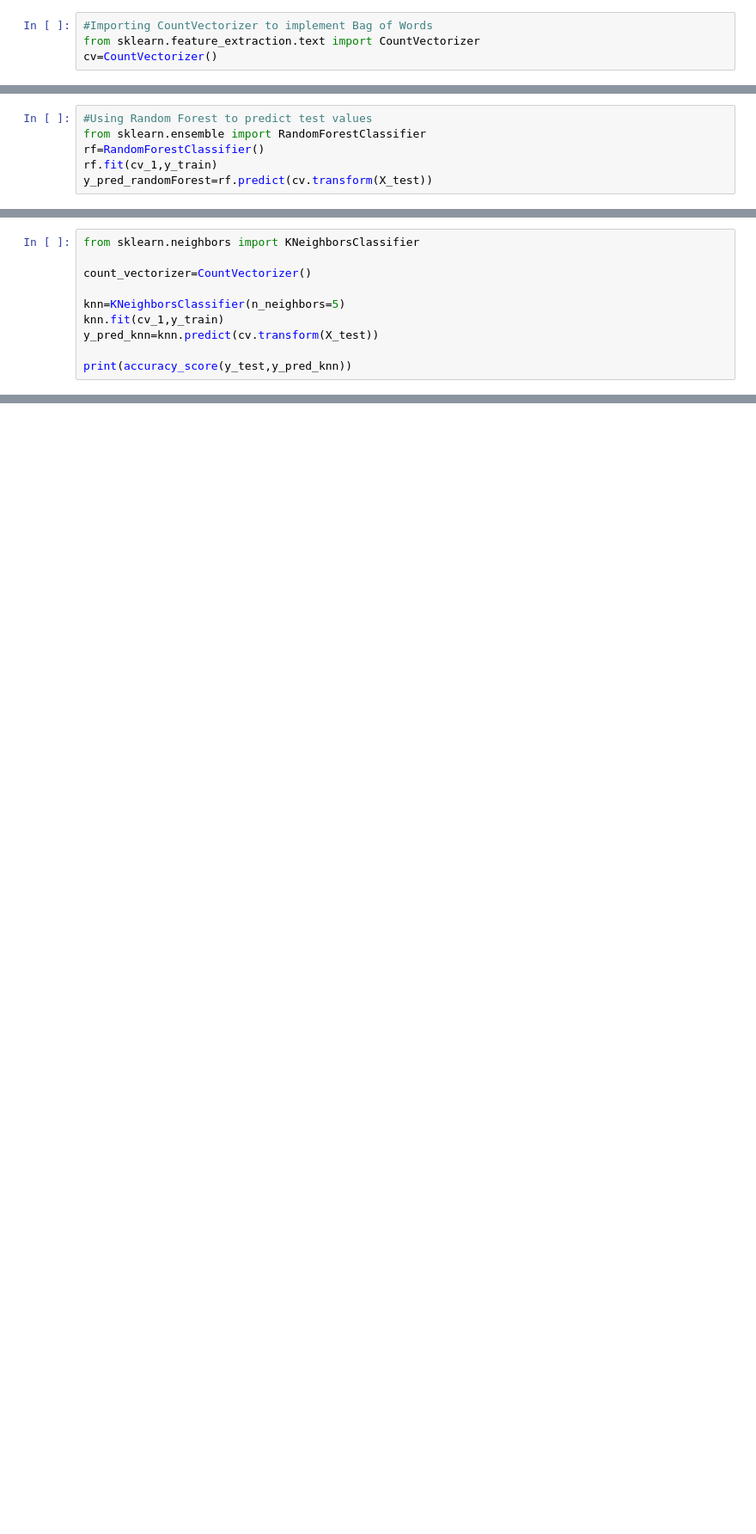
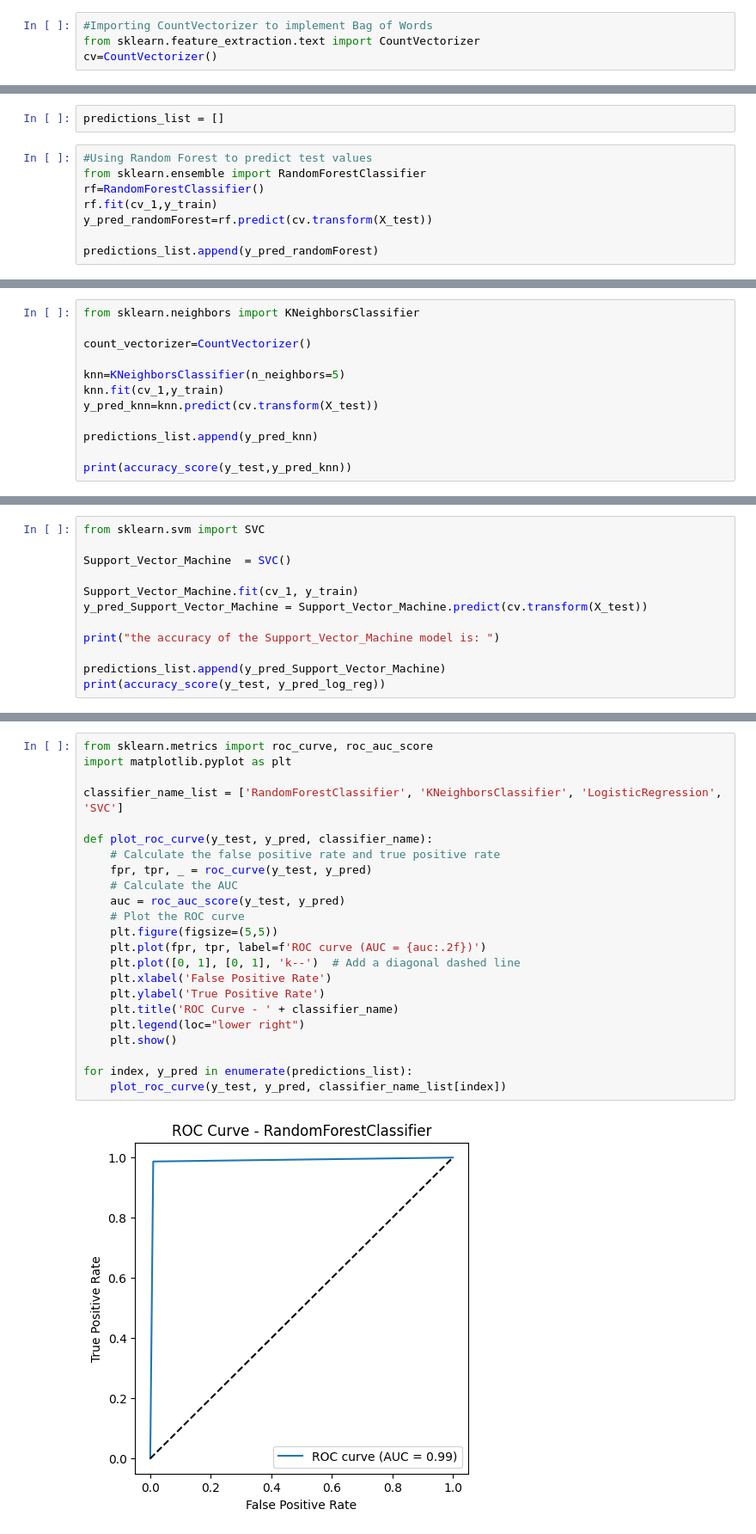
Before and after one commit to SalvatoreCastello/News-Classifier, a Jupyter notebook: main.ipynb, the cells around one changed output, grey strips where cells are left out. Shown at 86% size. Saved outputs shown, nothing was run; the diff lists cells and outputs as text; blank space fills up the shorter version.

Commit message:
Added LogisticRegression Classifier , SVC Classifier , ROC e AUC plots

```diff
--- a/main.ipynb
+++ b/main.ipynb
@@ -51,9 +108,13 @@ print(cv_1.shape)
+# %%
+predictions_list = []
 # %%
 #Using Random Forest to predict test values
 from sklearn.ensemble import RandomForestClassifier
 rf=RandomForestClassifier()
 rf.fit(cv_1,y_train)
 y_pred_randomForest=rf.predict(cv.transform(X_test))
+
+predictions_list.append(y_pred_randomForest)
 # %%
 #Computing the accuracy of the model
 from sklearn.metrics import accuracy_score
@@ -105,4 +174,6 @@ knn=KNeighborsClassifier(n_neighbors=5)
 knn.fit(cv_1,y_train)
 y_pred_knn=knn.predict(cv.transform(X_test))
 
+predictions_list.append(y_pred_knn)
+
 print(accuracy_score(y_test,y_pred_knn))
@@ -122,0 +213,12 @@ test_news_input("Donald Trump", rf)
+# %%
+from sklearn.svm import SVC
+
+Support_Vector_Machine  = SVC()
+
+Support_Vector_Machine.fit(cv_1, y_train)
+y_pred_Support_Vector_Machine = Support_Vector_Machine.predict(cv.transform(X_test))
+
+print("the accuracy of the Support_Vector_Machine model is: ")
+
+predictions_list.append(y_pred_Support_Vector_Machine)
+print(accuracy_score(y_test, y_pred_log_reg))
@@ -122,0 +240,25 @@ test_news_input("Donald Trump", rf)
+# %%
+from sklearn.metrics import roc_curve, roc_auc_score
+import matplotlib.pyplot as plt
+
+classifier_name_list = ['RandomForestClassifier', 'KNeighborsClassifier', 'LogisticRegression', 'SVC']
+
+def plot_roc_curve(y_test, y_pred, classifier_name):
+    # Calculate the false positive rate and true positive rate
+    fpr, tpr, _ = roc_curve(y_test, y_pred)
+    # Calculate the AUC
+    auc = roc_auc_score(y_test, y_pred)
+    # Plot the ROC curve
+    plt.figure(figsize=(5,5))
+    plt.plot(fpr, tpr, label=f'ROC curve (AUC = {auc:.2f})')
+    plt.plot([0, 1], [0, 1], 'k--')  # Add a diagonal dashed line
+    plt.xlabel('False Positive Rate')
+    plt.ylabel('True Positive Rate')
+    plt.title('ROC Curve - ' + classifier_name)
+    plt.legend(loc="lower right")
+    plt.show()
+
+for index, y_pred in enumerate(predictions_list):
+    plot_roc_curve(y_test, y_pred, classifier_name_list[index])
+# %% [output]
+[figure, added]
```
Also changed, not shown: parts of 19 cells of this notebook.
